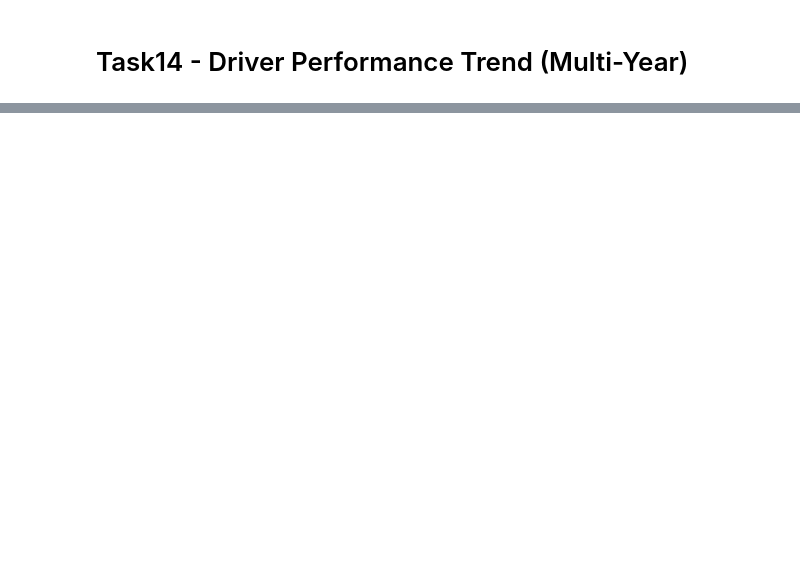
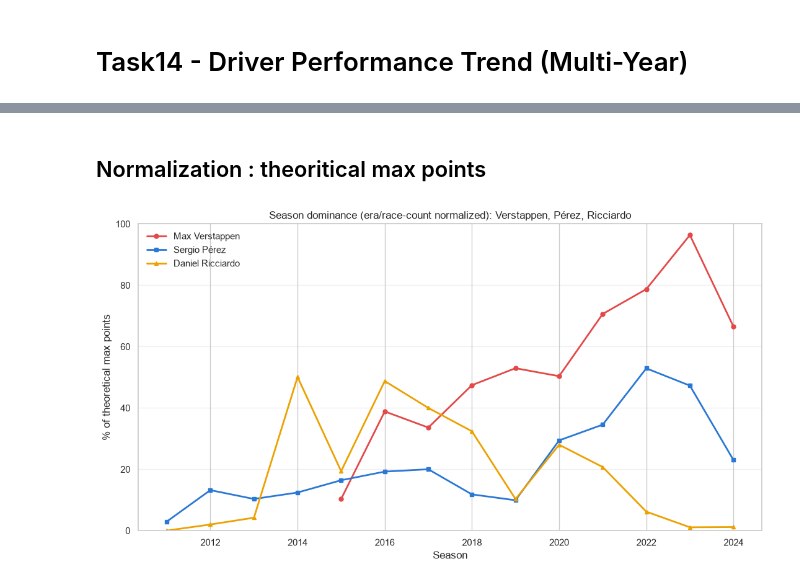
Before and after one commit to geunchankim-glitch/data-practice, a Jupyter notebook: jaeeun/task.ipynb, the cells around one changed output, grey strips where cells are left out. Saved outputs shown, nothing was run; the diff lists cells and outputs as text; code cells hidden in the pictures; blank space fills up the shorter version.

```diff
--- a/jaeeun/task.ipynb
+++ b/jaeeun/task.ipynb
@@ -1257,0 +1264,49 @@ plt.show()
+# %% [markdown]
+## Normalization : theoritical max points
+# %%
+results = pd.read_csv('data/results.csv')
+races = pd.read_csv('data/races.csv')
+drivers = pd.read_csv('data/drivers.csv')
+
+results = results.merge(races[['raceId', 'year']], on='raceId', how='left')
+drivers['driver_name'] = drivers['forename'] + ' ' + drivers['surname']
+results = results.merge(drivers[['driverId', 'driver_name']], on='driverId', how='left')
+
+chosen = ['Max Verstappen', 'Sergio Pérez', 'Daniel Ricciardo']
+
+season_points = (
+    results[results['driver_name'].isin(chosen)]
+    .groupby(['driver_name', 'year'])['points']
+    .sum()
+    .reset_index()
+)
+
+races_per_season = races.groupby('year')['round'].max()
+season_points['races_in_season'] = season_points['year'].map(races_per_season)
+
+def max_possible_points(n_races, points_per_win=25):
+    return n_races * points_per_win
+
+season_points['pct_of_max'] = season_points['points'] / season_points['races_in_season'].apply(max_possible_points) * 100
+
+fig, ax = plt.subplots(figsize=(11, 6))
+colors = {'Max Verstappen': '#e34948', 'Sergio Pérez': '#2a78d6', 'Daniel Ricciardo': '#eda100'}
+markers = {'Max Verstappen': 'o', 'Sergio Pérez': 's', 'Daniel Ricciardo': '^'}
+
+for driver in chosen:
+    d = season_points[season_points['driver_name'] == driver].sort_values('year')
+    ax.plot(d['year'], d['pct_of_max'], marker=markers[driver], label=driver,
+            color=colors[driver], linewidth=2, markersize=5)
+
+ax.set_xlabel('Season')
+ax.set_ylabel('% of theoretical max points')
+ax.set_title('Season dominance (era/race-count normalized): Verstappen, Pérez, Ricciardo')
+ax.set_ylim(0, 100)
+ax.legend(loc='upper left', frameon=False)
+ax.grid(axis='y', alpha=0.3)
+
+plt.tight_layout()
+plt.savefig('jaeeun/output/chart5_pct_of_max.png', dpi=150)
+plt.show()
+# %% [output]
+[figure, added]
```
Also changed, not shown: parts of 45 cells of this notebook.
